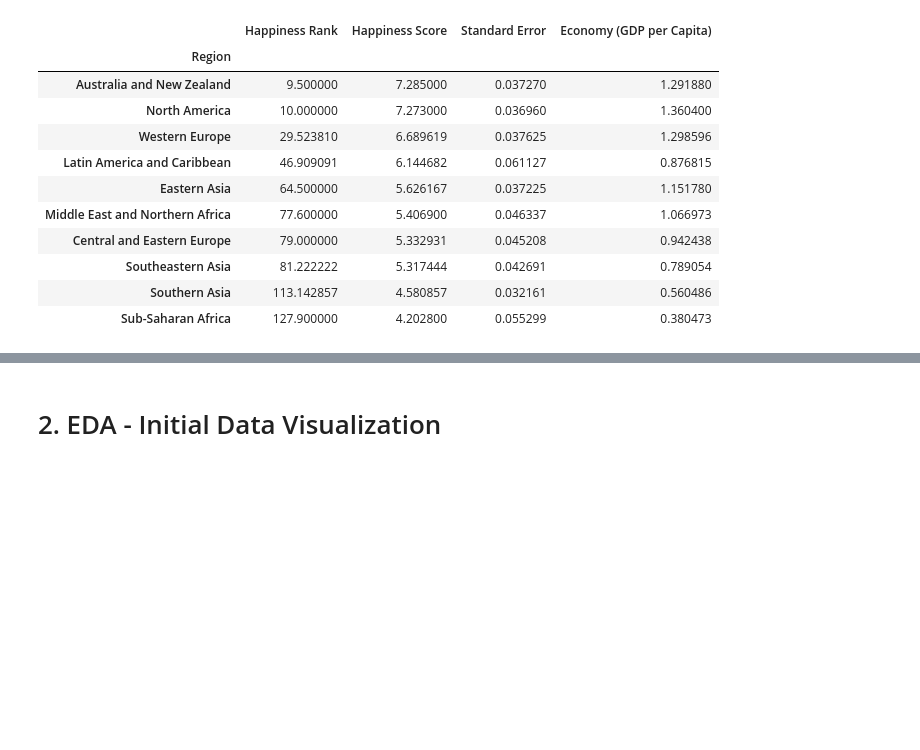
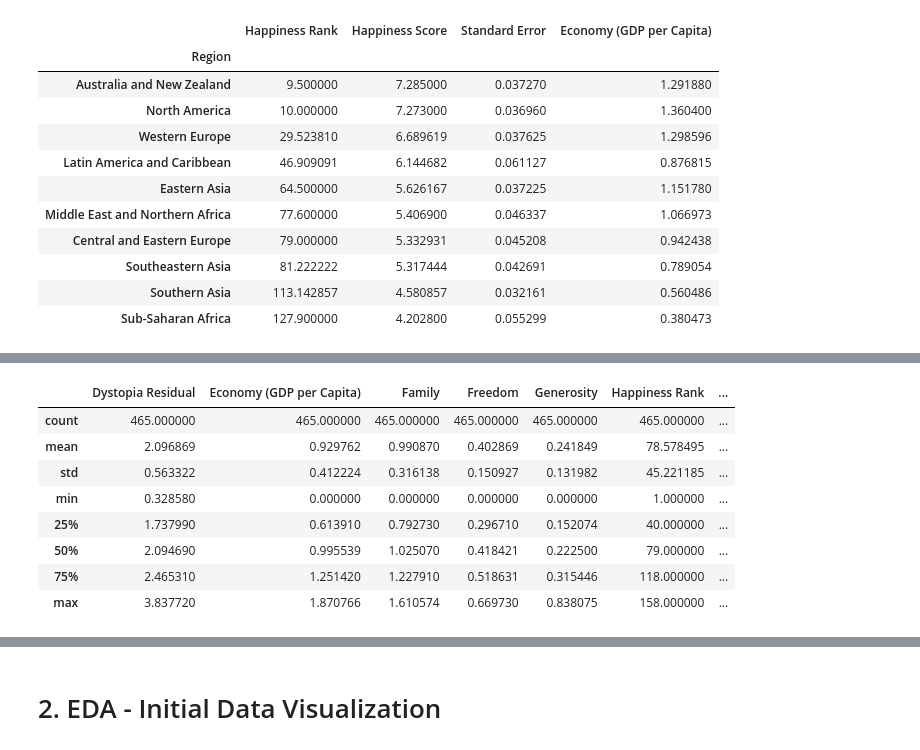
Before and after one commit to chuzeng/ga-projects, a Jupyter notebook: Final Project/Happiness Report.ipynb, the cells around one changed output, grey strips where cells are left out. Saved outputs shown, nothing was run; the diff lists cells and outputs as text; code cells hidden in the pictures; blank space fills up the shorter version.

```diff
--- a/Final Project/Happiness Report.ipynb
+++ b/Final Project/Happiness Report.ipynb
@@ -71,0 +104,14 @@ df.groupby('Region')['Happiness Rank', 'Happiness Score', 'Standard Error', 'Eco
+# %%
+#dropping all calculation fields
+dfall = dfall.drop(columns=['Lower Confidence Interval', 'Upper Confidence Interval', 'Standard Error','Happiness Change','Whisker.high','Whisker.low'])
+dfall.describe()
+# %% [output]
+|  | Dystopia Residual | Economy (GDP per Capita) | Family | Freedom | Generosity | Happiness Rank | ... |
+| count | 465.000000 | 465.000000 | 465.000000 | 465.000000 | 465.000000 | 465.000000 | ... |
+| mean | 2.096869 | 0.929762 | 0.990870 | 0.402869 | 0.241849 | 78.578495 | ... |
+| std | 0.563322 | 0.412224 | 0.316138 | 0.150927 | 0.131982 | 45.221185 | ... |
+| min | 0.328580 | 0.000000 | 0.000000 | 0.000000 | 0.000000 | 1.000000 | ... |
+| 25% | 1.737990 | 0.613910 | 0.792730 | 0.296710 | 0.152074 | 40.000000 | ... |
+| 50% | 2.094690 | 0.995539 | 1.025070 | 0.418421 | 0.222500 | 79.000000 | ... |
+| 75% | 2.465310 | 1.251420 | 1.227910 | 0.518631 | 0.315446 | 118.000000 | ... |
+| max | 3.837720 | 1.870766 | 1.610574 | 0.669730 | 0.838075 | 158.000000 | ... |
```
Also changed, not shown: parts of 28 cells of this notebook.
